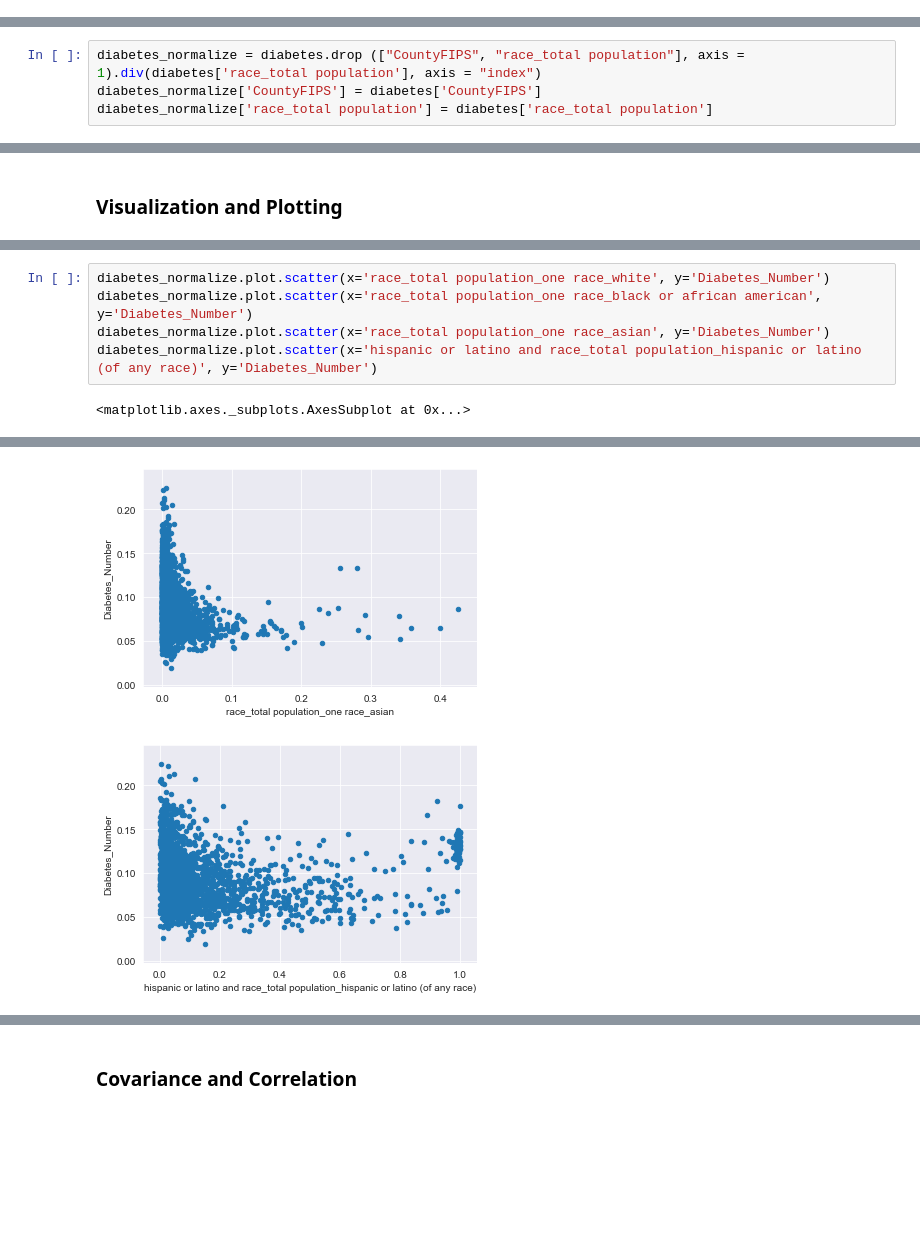
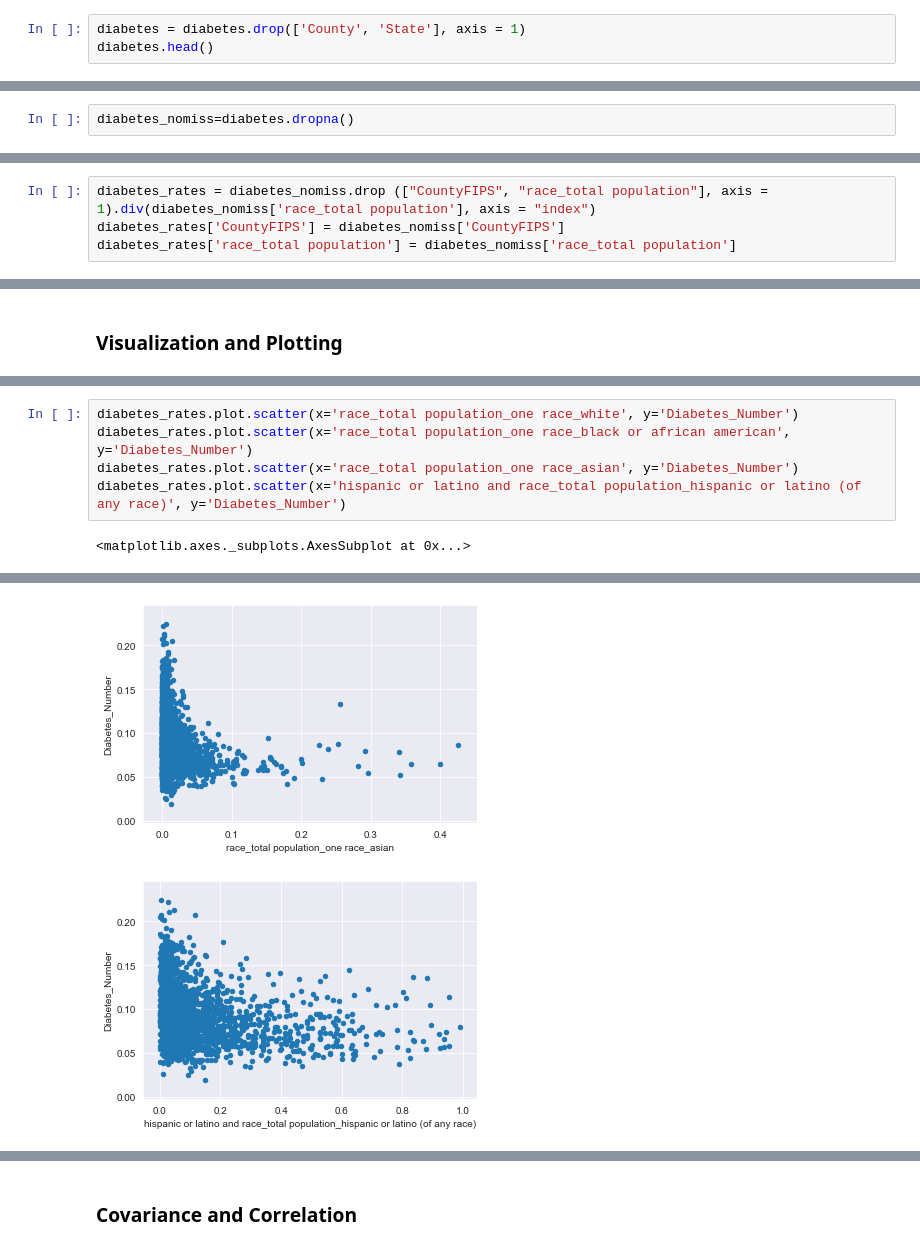
Before and after one commit to ElizabethBreen/CSS_Project2, a Jupyter notebook: Diana_Project_2.ipynb, the cells around one changed output, grey strips where cells are left out. Cells and saved outputs as stored; diff of their text form; blank space fills up the shorter version.

```diff
--- a/Diana_Project_2.ipynb
+++ b/Diana_Project_2.ipynb
@@ -78,0 +81,3 @@ Length: 95, dtype: object
+# %%
+diabetes = diabetes.drop(['County', 'State'], axis = 1)
+diabetes.head()
@@ -78,0 +91,2 @@ Length: 95, dtype: object
+# %%
+diabetes_nomiss=diabetes.dropna()
@@ -79,4 +117,4 @@ Length: 95, dtype: object
 # %%
-diabetes_normalize = diabetes.drop (["CountyFIPS", "race_total population"], axis = 1).div(diabetes['race_total population'], axis = "index")
-diabetes_normalize['CountyFIPS'] = diabetes['CountyFIPS']
-diabetes_normalize['race_total population'] = diabetes['race_total population']
+diabetes_rates = diabetes_nomiss.drop (["CountyFIPS", "race_total population"], axis = 1).div(diabetes_nomiss['race_total population'], axis = "index")
+diabetes_rates['CountyFIPS'] = diabetes_nomiss['CountyFIPS']
+diabetes_rates['race_total population'] = diabetes_nomiss['race_total population']
@@ -117,9 +159,9 @@ boxplot = diabetes_normalize.boxplot(column=['Diabetes_Number', 'Obesity_Number'
 # %% [output]
 [figure]
 # %%
-diabetes_normalize.plot.scatter(x='race_total population_one race_white', y='Diabetes_Number')
-diabetes_normalize.plot.scatter(x='race_total population_one race_black or african american', y='Diabetes_Number')
-diabetes_normalize.plot.scatter(x='race_total population_one race_asian', y='Diabetes_Number')
-diabetes_normalize.plot.scatter(x='hispanic or latino and race_total population_hispanic or latino (of any race)', y='Diabetes_Number')
+diabetes_rates.plot.scatter(x='race_total population_one race_white', y='Diabetes_Number')
+diabetes_rates.plot.scatter(x='race_total population_one race_black or african american', y='Diabetes_Number')
+diabetes_rates.plot.scatter(x='race_total population_one race_asian', y='Diabetes_Number')
+diabetes_rates.plot.scatter(x='hispanic or latino and race_total population_hispanic or latino (of any race)', y='Diabetes_Number')
 # %% [output]
 <matplotlib.axes._subplots.AxesSubplot at 0x...>
@@ -128,3 +170,3 @@ diabetes_normalize.plot.scatter(x='hispanic or latino and race_total population_
-[figure, old version]
+[figure, new version]
-[figure, old version]
+[figure, new version]
 # %%
```
Also changed, not shown: parts of 49 cells of this notebook.
